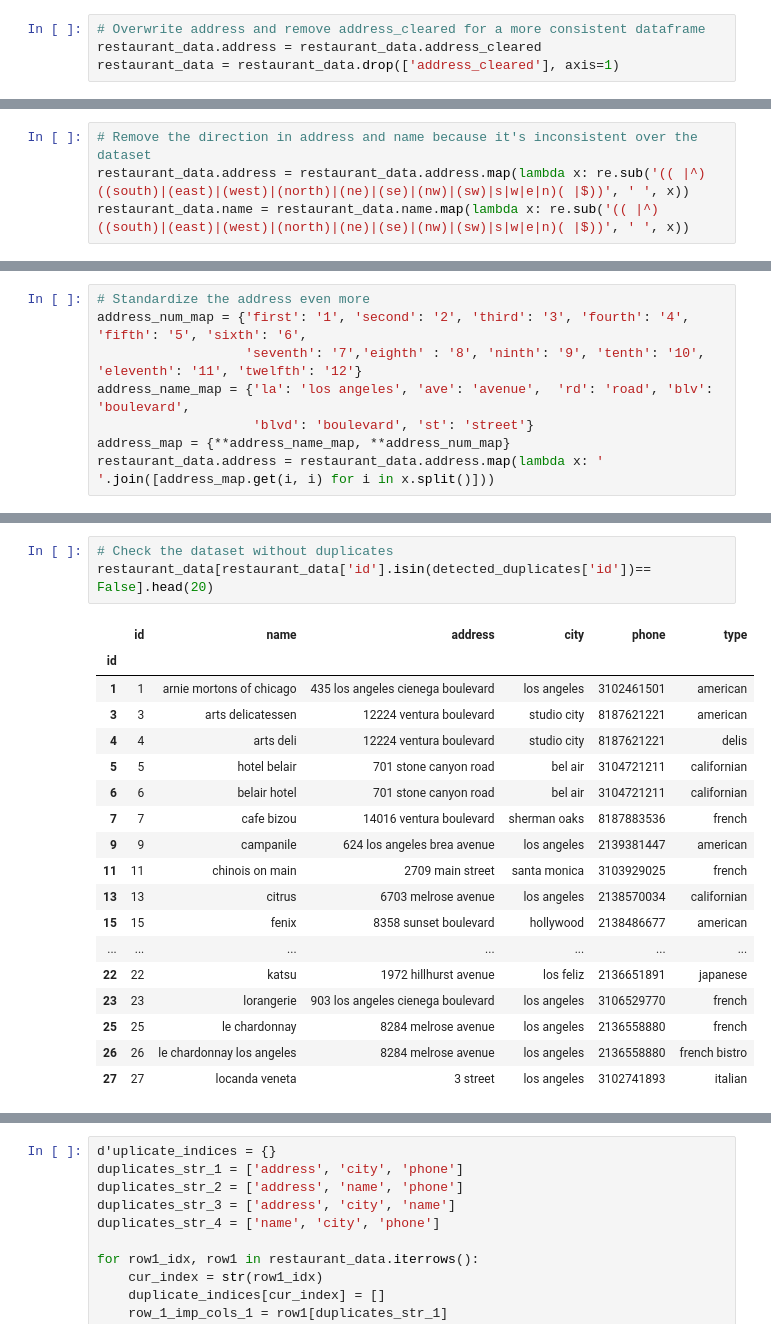
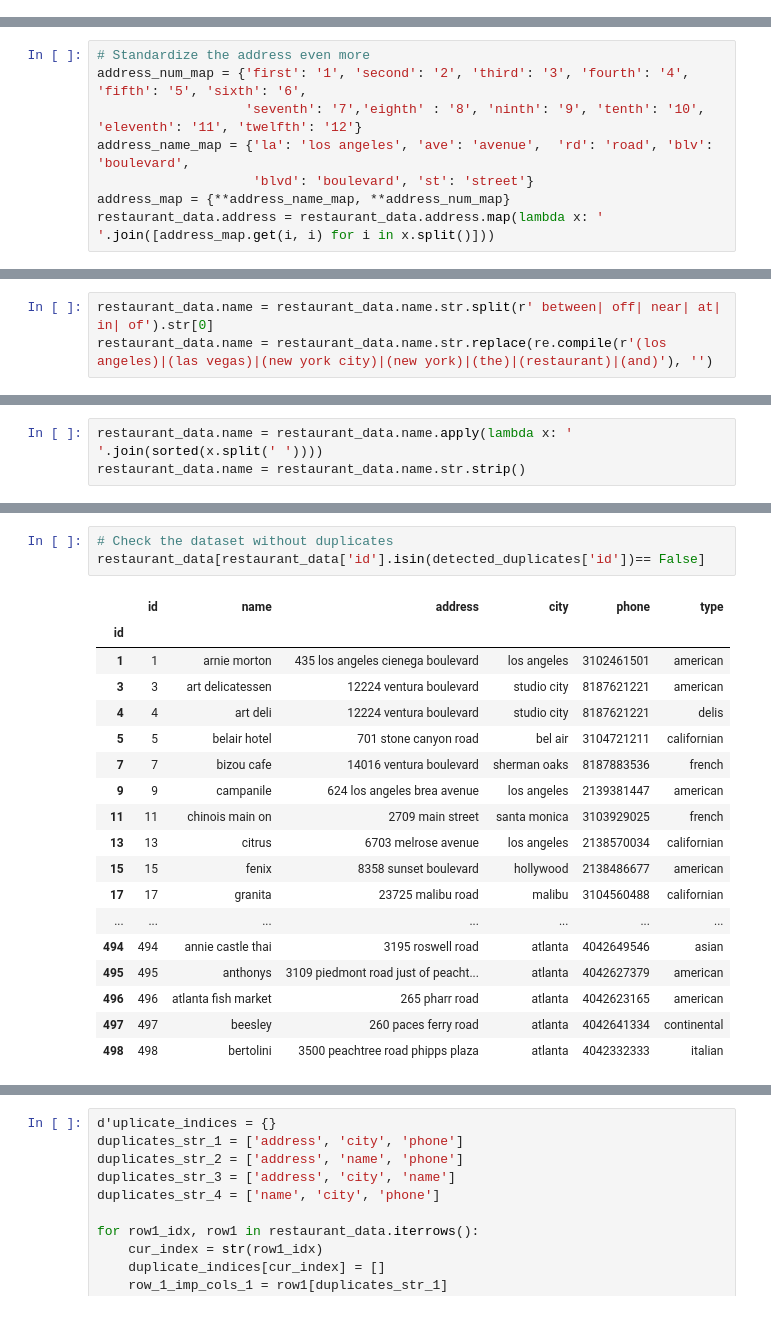
Before and after one commit to alch94/dmdb_duplicate_recognition, a Jupyter notebook: Notebooks/remove_duplicates.ipynb, the cells around one changed output, grey strips where cells are left out. Saved outputs shown, nothing was run; the diff lists cells and outputs as text.

```diff
--- a/Notebooks/remove_duplicates.ipynb
+++ b/Notebooks/remove_duplicates.ipynb
@@ -133,4 +126,0 @@ restaurant_data[['address_cleared', 'address', 'city']].head(20)
-# %%
-# Overwrite address and remove address_cleared for a more consistent dataframe
-restaurant_data.address = restaurant_data.address_cleared
-restaurant_data = restaurant_data.drop(['address_cleared'], axis=1)
@@ -194,4 +129,0 @@ Recall: 0.7232142857142857
-# %%
-# Remove the direction in address and name because it's inconsistent over the dataset
-restaurant_data.address = restaurant_data.address.map(lambda x: re.sub('(( |^)((south)|(east)|(west)|(north)|(ne)|(se)|(nw)|(sw)|s|w|e|n)( |$))', ' ', x))
-restaurant_data.name = restaurant_data.name.map(lambda x: re.sub('(( |^)((south)|(east)|(west)|(north)|(ne)|(se)|(nw)|(sw)|s|w|e|n)( |$))', ' ', x))
@@ -280,0 +169,3 @@ detected_duplicates.head(20)
+# %%
+restaurant_data.name = restaurant_data.name.str.split(r' between| off| near| at| in| of').str[0]
+restaurant_data.name = restaurant_data.name.str.replace(re.compile(r'(los angeles)|(las vegas)|(new york city)|(new york)|(the)|(restaurant)|(and)'), '')
@@ -280,0 +199,3 @@ detected_duplicates.head(20)
+# %%
+restaurant_data.name = restaurant_data.name.apply(lambda x: ' '.join(sorted(x.split(' '))))
+restaurant_data.name = restaurant_data.name.str.strip()
@@ -281,25 +229,25 @@ detected_duplicates.head(20)
 # %%
 # Check the dataset without duplicates
-restaurant_data[restaurant_data['id'].isin(detected_duplicates['id'])== False].head(20)
+restaurant_data[restaurant_data['id'].isin(detected_duplicates['id'])== False]
 # %% [output]
 |  | id | name | address | city | phone | type |
 | id |  |  |  |  |  |  |
-| 1 | 1 | arnie mortons of chicago | 435 los angeles cienega boulevard | los angeles | 3102461501 | american |
-| 3 | 3 | arts delicatessen | 12224 ventura boulevard | studio city | 8187621221 | american |
-| 4 | 4 | arts deli | 12224 ventura boulevard | studio city | 8187621221 | delis |
-| 5 | 5 | hotel belair | 701 stone canyon road | bel air | 3104721211 | californian |
-| 6 | 6 | belair hotel | 701 stone canyon road | bel air | 3104721211 | californian |
-| 7 | 7 | cafe bizou | 14016 ventura boulevard | sherman oaks | 8187883536 | french |
+| 1 | 1 | arnie morton | 435 los angeles cienega boulevard | los angeles | 3102461501 | american |
+| 3 | 3 | art delicatessen | 12224 ventura boulevard | studio city | 8187621221 | american |
+| 4 | 4 | art deli | 12224 ventura boulevard | studio city | 8187621221 | delis |
+| 5 | 5 | belair hotel | 701 stone canyon road | bel air | 3104721211 | californian |
+| 7 | 7 | bizou cafe | 14016 ventura boulevard | sherman oaks | 8187883536 | french |
 | 9 | 9 | campanile | 624 los angeles brea avenue | los angeles | 2139381447 | american |
-| 11 | 11 | chinois on main | 2709 main street | santa monica | 3103929025 | french |
+| 11 | 11 | chinois main on | 2709 main street | santa monica | 3103929025 | french |
 | 13 | 13 | citrus | 6703 melrose avenue | los angeles | 2138570034 | californian |
 | 15 | 15 | fenix | 8358 sunset boulevard | hollywood | 2138486677 | american |
+| 17 | 17 | granita | 23725 malibu road | malibu | 3104560488 | californian |
 | ... | ... | ... | ... | ... | ... | ... |
-| 22 | 22 | katsu | 1972 hillhurst avenue | los feliz | 2136651891 | japanese |
-| 23 | 23 | lorangerie | 903 los angeles cienega boulevard | los angeles | 3106529770 | french |
-| 25 | 25 | le chardonnay | 8284 melrose avenue | los angeles | 2136558880 | french |
-| 26 | 26 | le chardonnay los angeles | 8284 melrose avenue | los angeles | 2136558880 | french bistro |
-| 27 | 27 | locanda veneta | 3 street | los angeles | 3102741893 | italian |
+| 494 | 494 | annie castle thai | 3195 roswell road | atlanta | 4042649546 | asian |
+| 495 | 495 | anthonys | 3109 piedmont road just of peacht... | atlanta | 4042627379 | american |
+| 496 | 496 | atlanta fish market | 265 pharr road | atlanta | 4042623165 | american |
+| 497 | 497 | beesley | 260 paces ferry road | atlanta | 4042641334 | continental |
+| 498 | 498 | bertolini | 3500 peachtree road phipps plaza | atlanta | 4042332333 | italian |
 # %%
 import numpy as np
 import matplotlib.pyplot as plt
```
Also changed, not shown: parts of 27 cells of this notebook, 6 other files.
